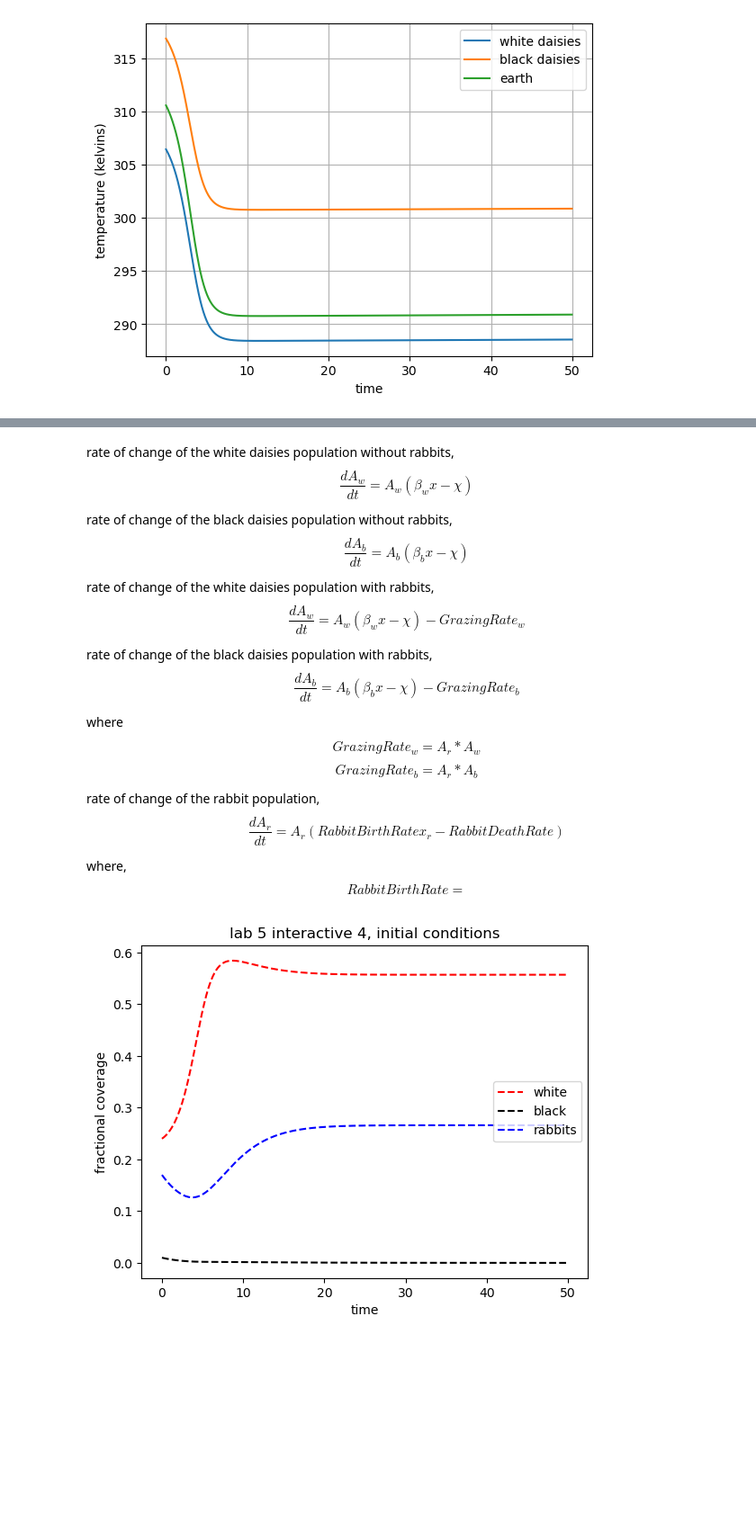
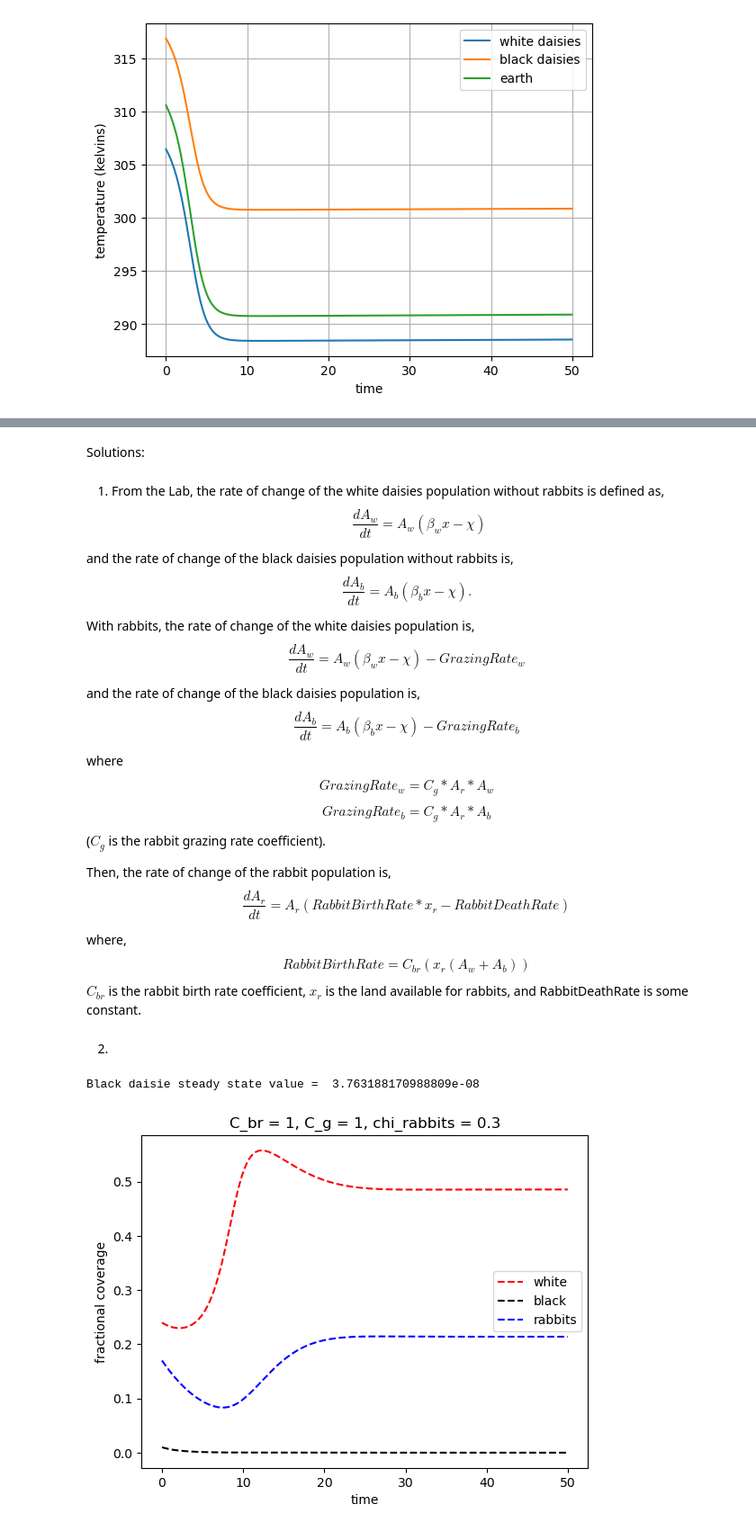
Before and after one commit to gwatts98/numeric_2024, a Jupyter notebook: notebooks/lab5/lab5-gwatts.ipynb, the cells around one changed output, grey strips where cells are left out. Shown at 90% size. Cells and saved outputs as stored; diff of their text form; code cells hidden in the pictures; blank space fills up the shorter version.

```diff
--- a/notebooks/lab5/lab5-gwatts.ipynb
+++ b/notebooks/lab5/lab5-gwatts.ipynb
@@ -123,7 +121,7 @@ After trying various initial white daisie concentrations (both increasing and de
 import matplotlib.pyplot as plt
 import pandas as pd
 
-theSolver = Integ54('initial-grace.yaml')
+theSolver = Integ54('initial-grace1.yaml')
 timevals, yvals, errorlist = theSolver.timeloop5fixed()
 daisies = pd.DataFrame(yvals, columns=['white', 'black'])
 tempSolve =np.zeros(shape=(len(timevals),3))
@@ -226,41 +232,45 @@ leave the daisies alone.
+# %% [markdown]
+Solutions:
 # %% [markdown]
-rate of change of the white daisies population without rabbits,
+1. From the Lab, the rate of change of the white daisies population without rabbits is defined as,
 $$
 \frac{dA_w}{dt} = A_w ( \beta_w x - \chi)
 $$
 
-rate of change of the black daisies population without rabbits,
+and the rate of change of the black daisies population without rabbits is,
 $$
-\frac{dA_b}{dt} = A_b ( \beta_b x - \chi)
+\frac{dA_b}{dt} = A_b ( \beta_b x - \chi).
 $$
 
-rate of change of the white daisies population with rabbits,
+With rabbits, the rate of change of the white daisies population is,
 $$
 \frac{dA_w}{dt} = A_w ( \beta_w x - \chi) - GrazingRate_w
 $$
 
-rate of change of the black daisies population with rabbits,
+and the rate of change of the black daisies population is,
 $$
 \frac{dA_b}{dt} = A_b ( \beta_b x - \chi) - GrazingRate_b
 $$
 
 where
 $$
-GrazingRate_w = A_r * A_w
+GrazingRate_w = C_g * A_r * A_w
 $$
 $$
-GrazingRate_b = A_r * A_b
+GrazingRate_b = C_g * A_r * A_b
 $$
+($C_g$ is the rabbit grazing rate coefficient).
 
-rate of change of the rabbit population,
+Then, the rate of change of the rabbit population is,
 $$
-\frac{dA_r}{dt} = A_r ( RabbitBirthRate x_r - RabbitDeathRate)
+\frac{dA_r}{dt} = A_r ( RabbitBirthRate * x_r - RabbitDeathRate)
 $$
 
 where,
 $$
-RabbitBirthRate =
+RabbitBirthRate = C_{br}(x_r(A_w + A_b))
 $$
+$C_{br}$ is the rabbit birth rate coefficient, $x_r$ is the land available for rabbits, and RabbitDeathRate is some constant.
 # %%
 # functions for problem initial
 import context
@@ -269,7 +279,7 @@ import numpy as np
 from collections import namedtuple
 
 
-class Integ54(Integrator):
+class RabInteg54(Integrator):
     def set_yinit(self):
         #
         # read in 'albedo_white chi S0 L albedo_black R albedo_ground'
@@ -277,7 +287,7 @@ class Integ54(Integrator):
         uservars = namedtuple('uservars', self.config['uservars'].keys())
         self.uservars = uservars(**self.config['uservars'])
         #
-        # read in 'whiteconc blackconc'
+        # read in 'whiteconc blackconc rab_i'
         #
         initvars = namedtuple('initvars', self.config['initvars'].keys())
         self.initvars = initvars(**self.config['initvars'])
@@ -357,25 +367,29 @@ class Integ54(Integrator):
         # add the rabbit population to f
         f[2] = rab_i * (rab_br * barerab - user.rabchi)
         return f
+# %% [markdown]
+2.
 # %%
 # Solve and plot for problem initial
 import matplotlib.pyplot as plt
 import pandas as pd
 
-theSolver = Integ54('initial-grace.yaml')
+theSolver = RabInteg54('initial-grace1.yaml')
 timevals, yvals, errorlist = theSolver.timeloop5fixed()
 daisies = pd.DataFrame(yvals, columns=['white', 'black', 'rabbits'])
 
 thefig, theAx = plt.subplots(1, 1)
 line1, = theAx.plot(timevals, daisies['white'])
 line2, = theAx.plot(timevals, daisies['black'])
 line3, = theAx.plot(timevals, daisies['rabbits'])
 line1.set(linestyle='--', color='r', label='white')
 line2.set(linestyle='--', color='k', label='black')
 line3.set(linestyle='--', color='b', label='rabbits')
-theAx.set_title('lab 5 interactive 4, initial conditions')
+theAx.set_title('C_br = 1, C_g = 1, chi_rabbits = 0.3')
 theAx.set_xlabel('time')
 theAx.set_ylabel('fractional coverage')
 out = theAx.legend(loc='center right')
+print('Black daisie steady state value = ', yvals[-1,1])
 # %% [output]
+Black daisie steady state value =  3.763188170988809e-08
-[figure, old version]
+[figure, new version]
```
Also changed, not shown: parts of 21 cells of this notebook.
